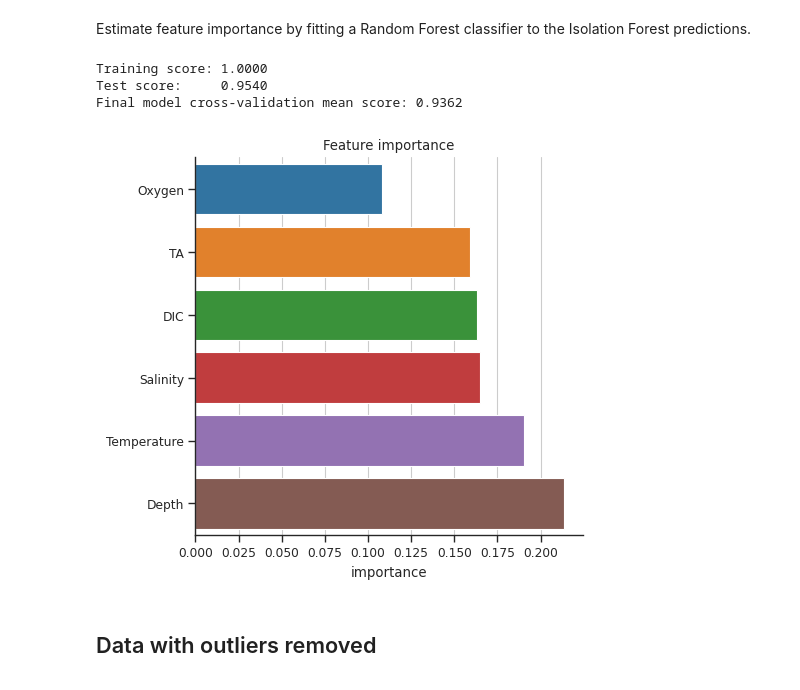
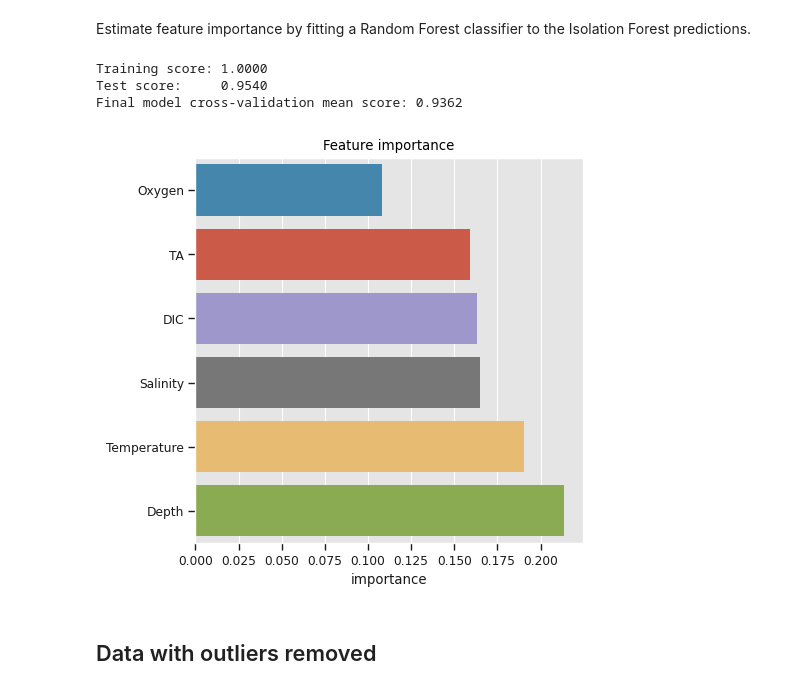
Before and after one commit to WHOIGit/nelme-bottom-water-bgc, a Jupyter notebook: outlier_detection.ipynb, the cells around one changed output. Drawn from its saved outputs; the diff is of its cells as text; code cells hidden in the pictures.

Commit message:
Updated plot style

```diff
--- a/outlier_detection.ipynb
+++ b/outlier_detection.ipynb
@@ -16,5 +16,7 @@ Last updated on Wed Oct 20 14:25:48 2021
 # %%
-sns.set_theme(context='paper', style='ticks', palette='tab10', rc={'figure.dpi':100, 'figure.figsize':[5, 5], 'axes.grid':True})
+# sns.set_theme(context='paper', style='ticks', palette='tab10', rc={'figure.dpi':100, 'figure.figsize':[5, 5], 'axes.grid':True})
+import sns_settings
+sns.set_context('paper')
 pd.options.display.max_columns = 50
 # %% [markdown]
 ## Read data
@@ -83,29 +85,28 @@ Estimate feature importance by fitting a Random Forest classifier to the Isolati
 # %%
 from sklearn.model_selection import train_test_split, cross_val_score, GridSearchCV
 from sklearn.ensemble import RandomForestClassifier
 
 y = df['anomaly'].values
 X_train, X_test, y_train, y_test = train_test_split(X, y, random_state=42)
 
 rfr = RandomForestClassifier(random_state=42, n_estimators=500, n_jobs=-1)
 rfr.fit(X_train, y_train)
 scores = cross_val_score(rfr, X, y, cv=5, n_jobs=-1)
 
 print('Training score: {:.4f}'.format(rfr.score(X_train, y_train)))
 print('Test score:     {:.4f}'.format(rfr.score(X_test, y_test)))
 print('Final model cross-validation mean score: {:.4f}'.format(scores.mean()))
 
 df_rfr = pd.DataFrame(rfr.feature_importances_, index=bot_vars, columns=['importance'])
 df_rfr = df_rfr.sort_values('importance')
 fig, ax = plt.subplots()
 _ = sns.barplot(data=df_rfr, y=df_rfr.index, x='importance', orient='horizontal', ax=ax)
 _ = ax.set_title('Feature importance')
-sns.despine(fig)
 # %% [output]
 Training score: 1.0000
 Test score:     0.9540
 Final model cross-validation mean score: 0.9362
-[figure, old version]
+[figure, new version]
 # %% [markdown]
 ## Data with outliers removed
 # %%
```
Also changed, not shown: parts of 3 cells of this notebook.
